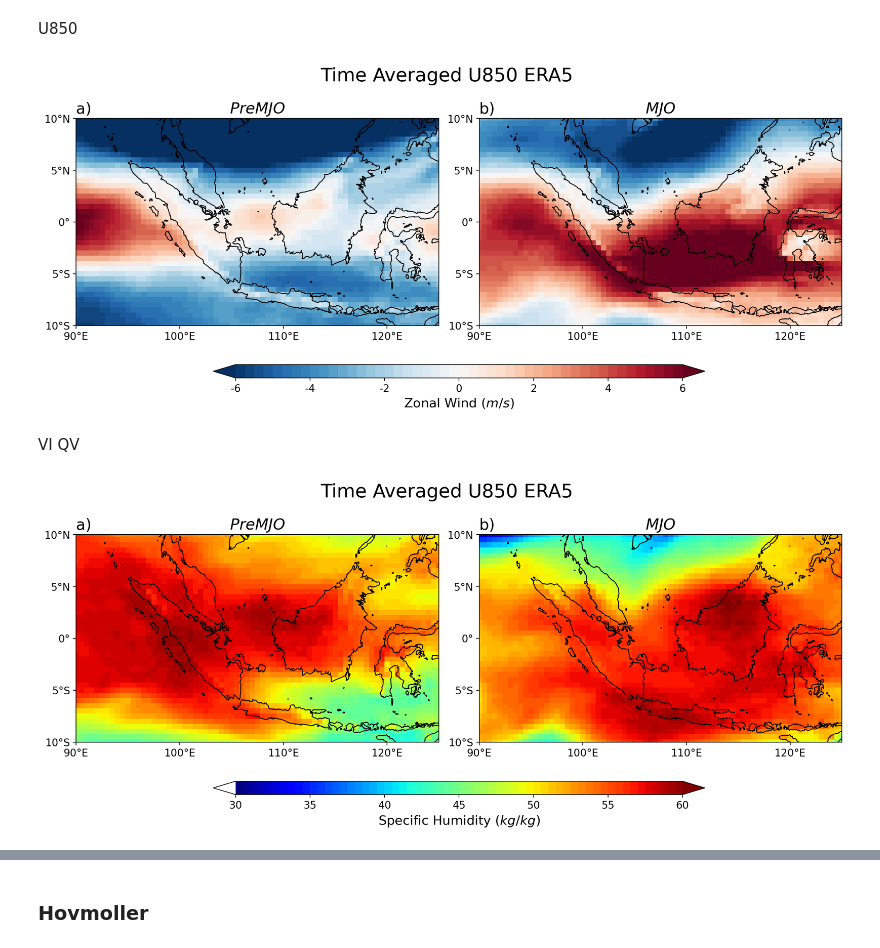
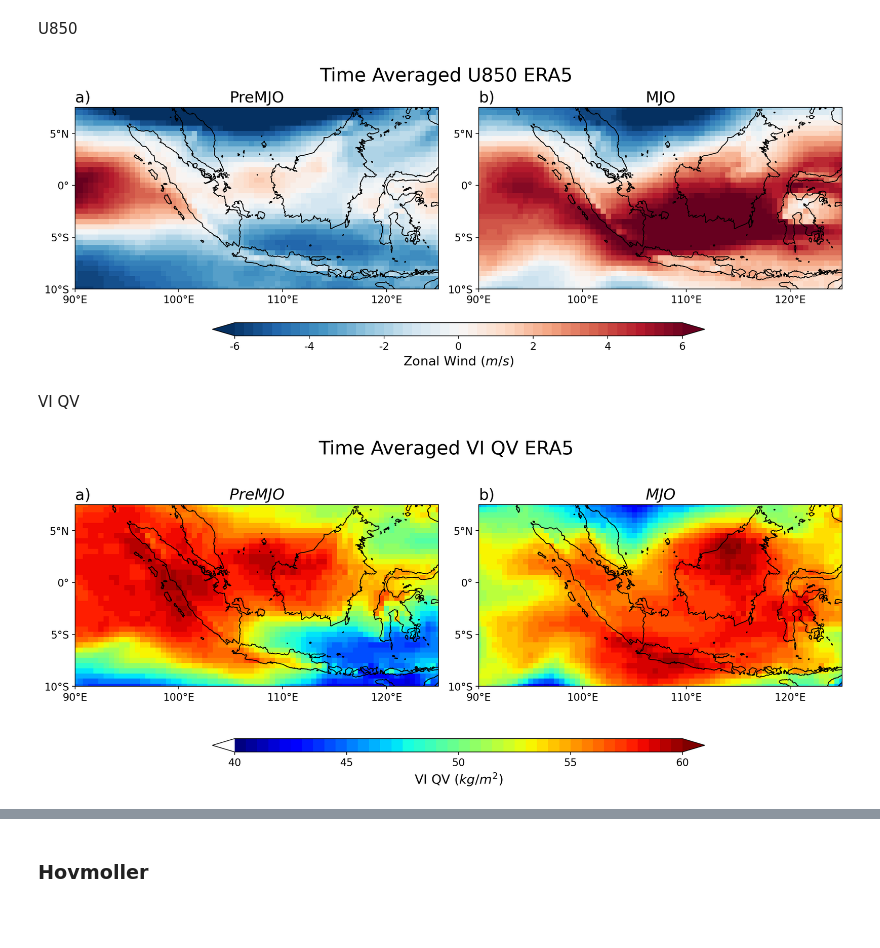
Before and after one commit to HragNajarian/PhD-Work, a Jupyter notebook: analysis/ERA5_analysis.ipynb, the cells around one changed output, grey strips where cells are left out. Saved outputs shown, nothing was run; the diff lists cells and outputs as text; code cells hidden in the pictures; blank space fills up the shorter version.

```diff
--- a/analysis/ERA5_analysis.ipynb
+++ b/analysis/ERA5_analysis.ipynb
@@ -207,7 +207,7 @@ q700_filename_new = '/ourdisk/hpc/radclouds/auto_archive_notyet/tape_2copies/hra
 u850_filename_old = '/ourdisk/hpc/radclouds/auto_archive_notyet/tape_2copies/hragnajarian/obs_data/ERA5-u850-_2015-11-23-00:00-12-03-00:00.nc'
 u850_filename_new = '/ourdisk/hpc/radclouds/auto_archive_notyet/tape_2copies/hragnajarian/obs_data/ERA5-u850-_2015-12-10-00:00-12-20-00:00.nc'
 
-lat_bound = [10,-10]	# South to North
+lat_bound = [7.5,-10]	# North to South
 lon_bound = [90,125]	# West to East
 
 ds_intq_old = xr.open_dataset(intq_filename_old)
@@ -238,17 +238,17 @@ da_u850_new = assign_LT_coord(da_u850_new, dim_num=3)
 # %% [markdown]
 U850
 # %%
-fig = plt.figure(figsize=(16,6))
-gs = gridspec.GridSpec(nrows=2, ncols=4, hspace=.1, wspace=0.25, height_ratios=[.97,.05], width_ratios=[.15,.35,.35,.15])
+fig = plt.figure(figsize=(16,5.5))
+gs = gridspec.GridSpec(nrows=2, ncols=4, hspace=0, wspace=0.25, height_ratios=[.95,.05], width_ratios=[.15,.35,.35,.15])
 
 fs=18
 
-fig.suptitle('Time Averaged U850 ERA5', fontsize=fs+4, y=.95)
+fig.suptitle('Time Averaged U850 ERA5', fontsize=fs+4, y=.9)
 
 levels = [-6, 6]
 dl = .25
 lon_bound_temp = [90,125]
-lat_bound_temp = [-10,10]
+lat_bound_temp = [-10,7.5]
 
 # Set parameters and labels
 x_ticks = [90,100,110,120]
@@ -272,36 +272,36 @@ def plot_timeavg_RR(ax, da):
         xlim=[lon_bound_temp[0], lon_bound_temp[1]],
         ylim=[lat_bound_temp[0], lat_bound_temp[1]],
     )
 
     ax.coastlines(linewidth=1, color='k', resolution='10m')  # cartopy function
     ax.set_xticks(x_ticks)
     ax.set_xticklabels(x_tick_labels, fontsize=fs-6)
     ax.set_yticks(y_ticks)
     ax.set_yticklabels(y_tick_labels, fontsize=fs-6)
     ax.set_xlabel('')
     ax.set_ylabel('')
     ax.set_xlim([lon_bound_temp[0],lon_bound_temp[1]])
     ax.set_ylim([lat_bound_temp[0],lat_bound_temp[1]])
 
     return cf
 
 ax1 = fig.add_subplot(gs[0,0:2], projection=ccrs.PlateCarree(central_longitude=0))
 cf1 = plot_timeavg_RR(ax1, da_u850_old)
-ax1.set_title('$PreMJO$', fontsize=fs, loc='center')
+ax1.set_title('PreMJO', fontsize=fs, loc='center')
 ax1.set_title('a)', loc='left', fontsize=fs)
 
 ax2 = fig.add_subplot(gs[0,2:4], projection=ccrs.PlateCarree(central_longitude=0))
 cf2 = plot_timeavg_RR(ax2, da_u850_new)
-ax2.set_title('$MJO$', fontsize=fs, loc='center')
+ax2.set_title('MJO', fontsize=fs, loc='center')
 ax2.set_title('b)', loc='left', fontsize=fs)
 
 ax3 = fig.add_subplot(gs[1,1:3])
 cbar = plt.colorbar(cf1, cax=ax3, orientation='horizontal', extend='both', ticks=np.arange(levels[0],levels[1]+1,2))
 cbar.set_ticklabels(np.arange(levels[0],levels[1]+1,2), fontsize=fs-6)
 cbar.minorticks_off()
 cbar.set_label('Zonal Wind ($m/s$)', fontsize=fs-3)
 # %% [output]
-[figure, old version]
+[figure, new version]
 # %% [markdown]
 VI QV
 # %%
@@ -310,12 +310,12 @@ gs = gridspec.GridSpec(nrows=2, ncols=4, hspace=.1, wspace=0.25, height_ratios=[
 
 fs=18
 
-fig.suptitle('Time Averaged U850 ERA5', fontsize=fs+4, y=.95)
+fig.suptitle('Time Averaged VI QV ERA5', fontsize=fs+4, y=.95)
 
-levels = [30, 60]
+levels = [40, 60]
 dl = .5
 lon_bound_temp = [90,125]
-lat_bound_temp = [-10,10]
+lat_bound_temp = [-10,7.5]
 
 # Set parameters and labels
 x_ticks = [90,100,110,120]
@@ -366,6 +366,6 @@ ax3 = fig.add_subplot(gs[1,1:3])
 cbar = plt.colorbar(cf2, cax=ax3, orientation='horizontal', extend='both', ticks=np.arange(levels[0],levels[1]+1,5))
 cbar.set_ticklabels(np.arange(levels[0],levels[1]+1,5), fontsize=fs-6)
 cbar.minorticks_off()
-cbar.set_label('Specific Humidity ($kg/kg$)', fontsize=fs-3)
+cbar.set_label('VI QV ($kg/m^{2}$)', fontsize=fs-3)
 # %% [output]
-[figure, old version]
+[figure, new version]
```
Also changed, not shown: parts of 7 cells of this notebook.
